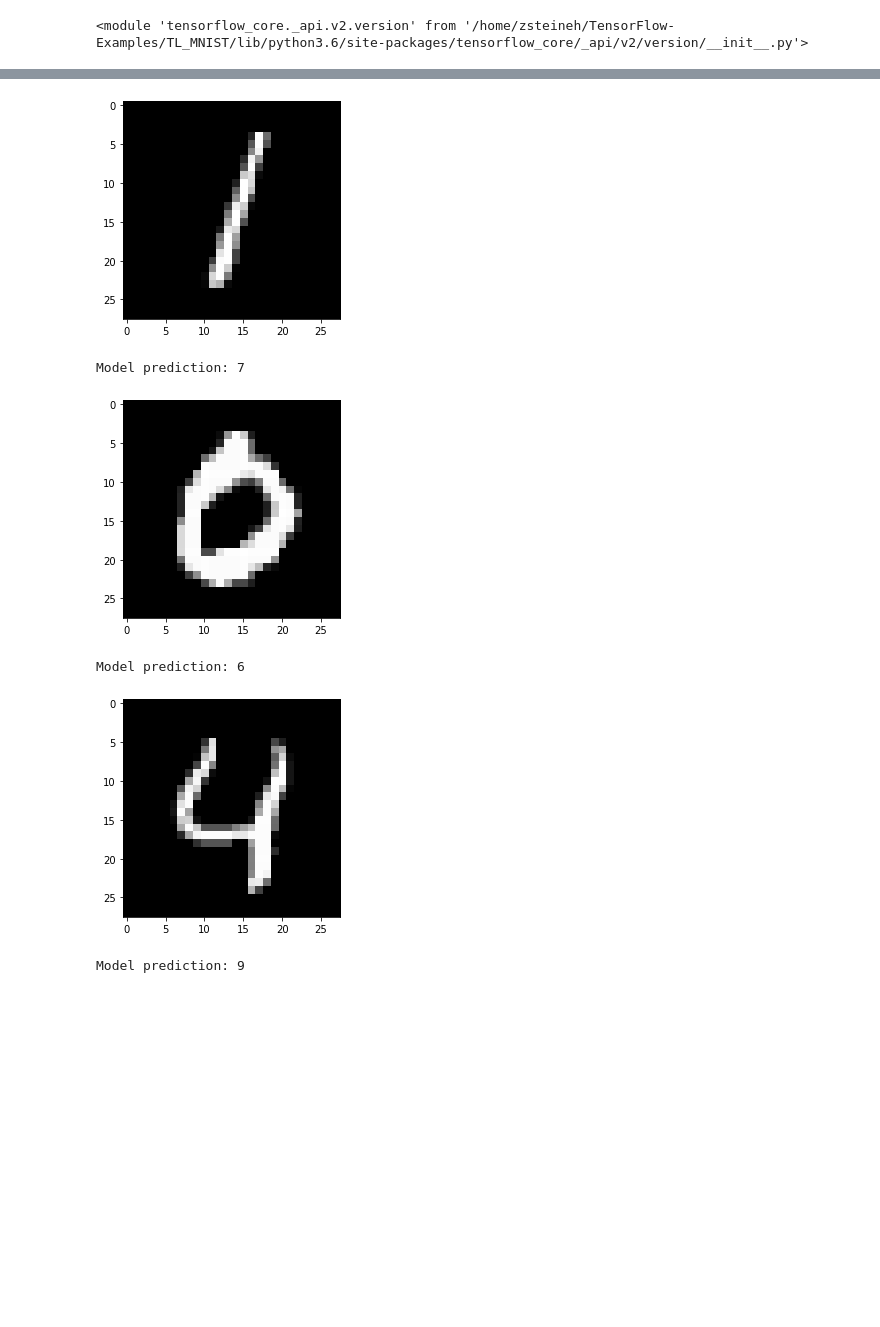
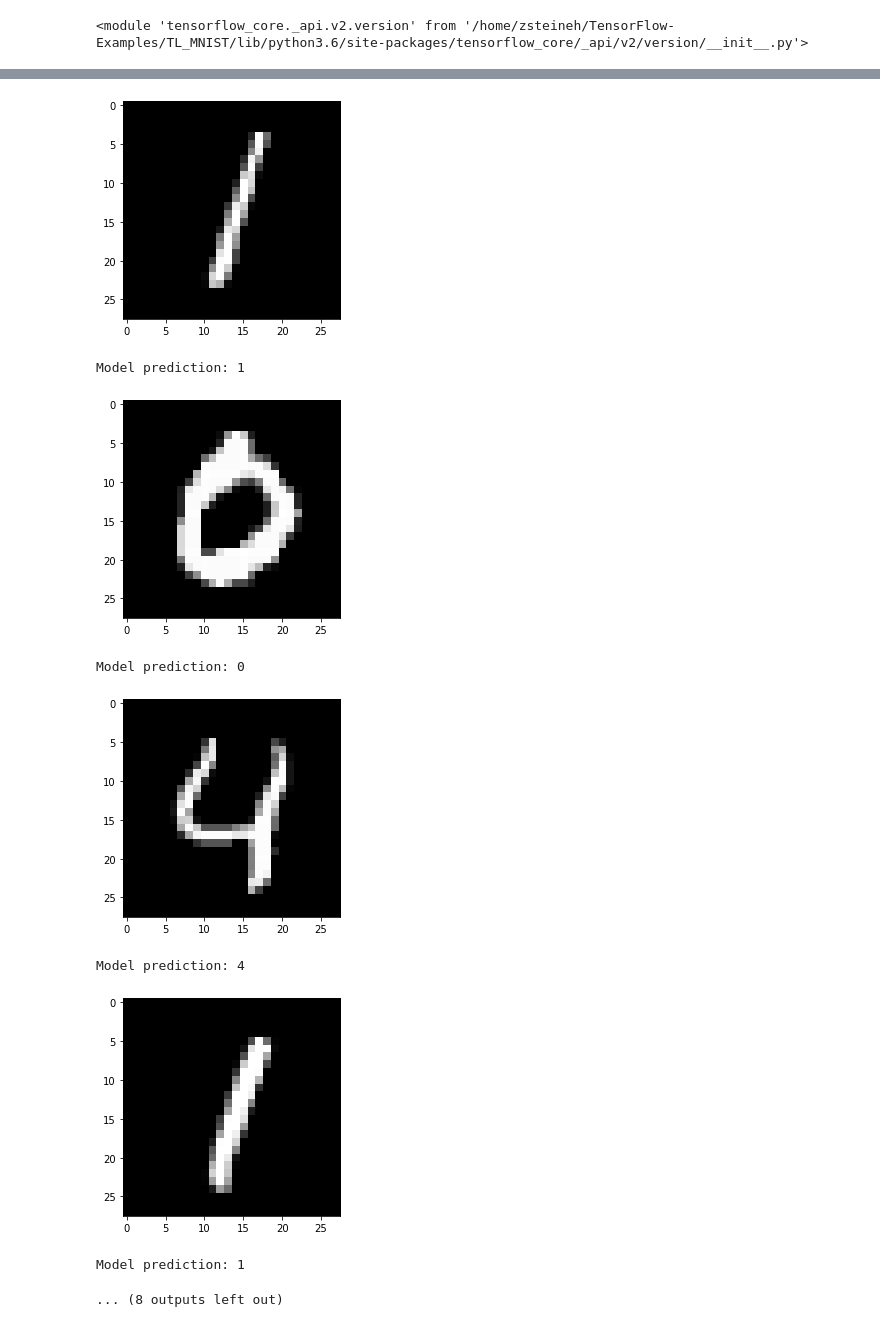
Before and after one commit to zoeis52/TensorFlow-Examples, a Jupyter notebook: tensorflow_v2/notebooks/3_NeuralNetworks/convolutional_network_TL.ipynb, the cells around one changed output, grey strips where cells are left out. Drawn from its saved outputs; the diff is of its cells as text; code cells hidden in the pictures; blank space fills up the shorter version.

```diff
--- a/tensorflow_v2/notebooks/3_NeuralNetworks/convolutional_network_TL.ipynb
+++ b/tensorflow_v2/notebooks/3_NeuralNetworks/convolutional_network_TL.ipynb
@@ -39,7 +44,8 @@ print(tf.version)
 <module 'tensorflow_core._api.v2.version' from '/home/zsteineh/TensorFlow-Examples/TL_MNIST/lib/python3.6/site-packages/tensorflow_core/_api/v2/version/__init__.py'>
 # %%
 # MNIST dataset parameters.
-num_classes = 10 # total classes (0-9 digits).
+num_TL_classes = 10 # total classes (0-9 digits).
+num_classes = 5
 
 # Training parameters.
 learning_rate = 0.001
@@ -92,3 +91,25 @@ y_train = np.array(temp_y_train)
+# %%
+# Convert the dataset to a smaller specific set for training
+# Either the odd set, even set, first half of the digits or second half
+
+for i in range(0, len(x_train)):
+    if (y_train[i] in train_type):
+        temp_x_train.append(x_train[i])
+        temp_y_train.append(y_train[i])
+
+    elif (y_train[i] not in train_type):
+        temp_x_TL_train.append(x_train[i])
+        temp_y_TL_train.append(y_train[i])
+
+
+# print(temp_x_train[15])
+# print(temp_y_train)
+
+x_train = np.array(temp_x_train)
+y_train = np.array(temp_y_train)
+
+x_TL_train = np.array(temp_x_TL_train)
+y_TL_train = np.array(temp_y_TL_train)
 # %%
 # Use tf.data API to shuffle and batch data.
 train_data = tf.data.Dataset.from_tensor_slices((x_train, y_train))
@@ -160,16 +184,16 @@ def accuracy(y_pred, y_true):
 optimizer = tf.optimizers.Adam(learning_rate)
 # %%
 # Optimization process.
-def run_optimization(x, y):
+def run_optimization(x, y, model):
     # Wrap computation inside a GradientTape for automatic differentiation.
     with tf.GradientTape() as g:
         # Forward pass.
-        pred = conv_net(x, is_training=True)
+        pred = model(x, is_training=True)
         # Compute loss.
         loss = cross_entropy_loss(pred, y)
 
     # Variables to update, i.e. trainable variables.
-    trainable_variables = conv_net.trainable_variables
+    trainable_variables = model.trainable_variables
 
     # Compute gradients.
     gradients = g.gradient(loss, trainable_variables)
@@ -180,7 +204,7 @@ def run_optimization(x, y):
 # Run training for the given number of steps.
 for step, (batch_x, batch_y) in enumerate(train_data.take(training_steps), 1):
     # Run the optimization to update W and b values.
-    run_optimization(batch_x, batch_y)
+    run_optimization(batch_x, batch_y, conv_net)
 
     if step % display_step == 0:
         pred = conv_net(batch_x)
@@ -217,6 +241,6 @@ Test Accuracy: 0.481500
 # %%
 # Predict 5 images from validation set.
-n_images = 5
+n_images = 10
 test_images = x_test[:n_images]
 predictions = conv_net(test_images)
 
@@ -233,6 +257,9 @@ Model prediction: 6
 [figure]
-Model prediction: 7
+Model prediction: 1
 [figure]
-Model prediction: 6
+Model prediction: 0
 [figure]
-Model prediction: 9
+Model prediction: 4
+[figure, added]
+Model prediction: 1
+... (8 outputs left out)
```
Also changed, not shown: parts of 9 cells of this notebook.
